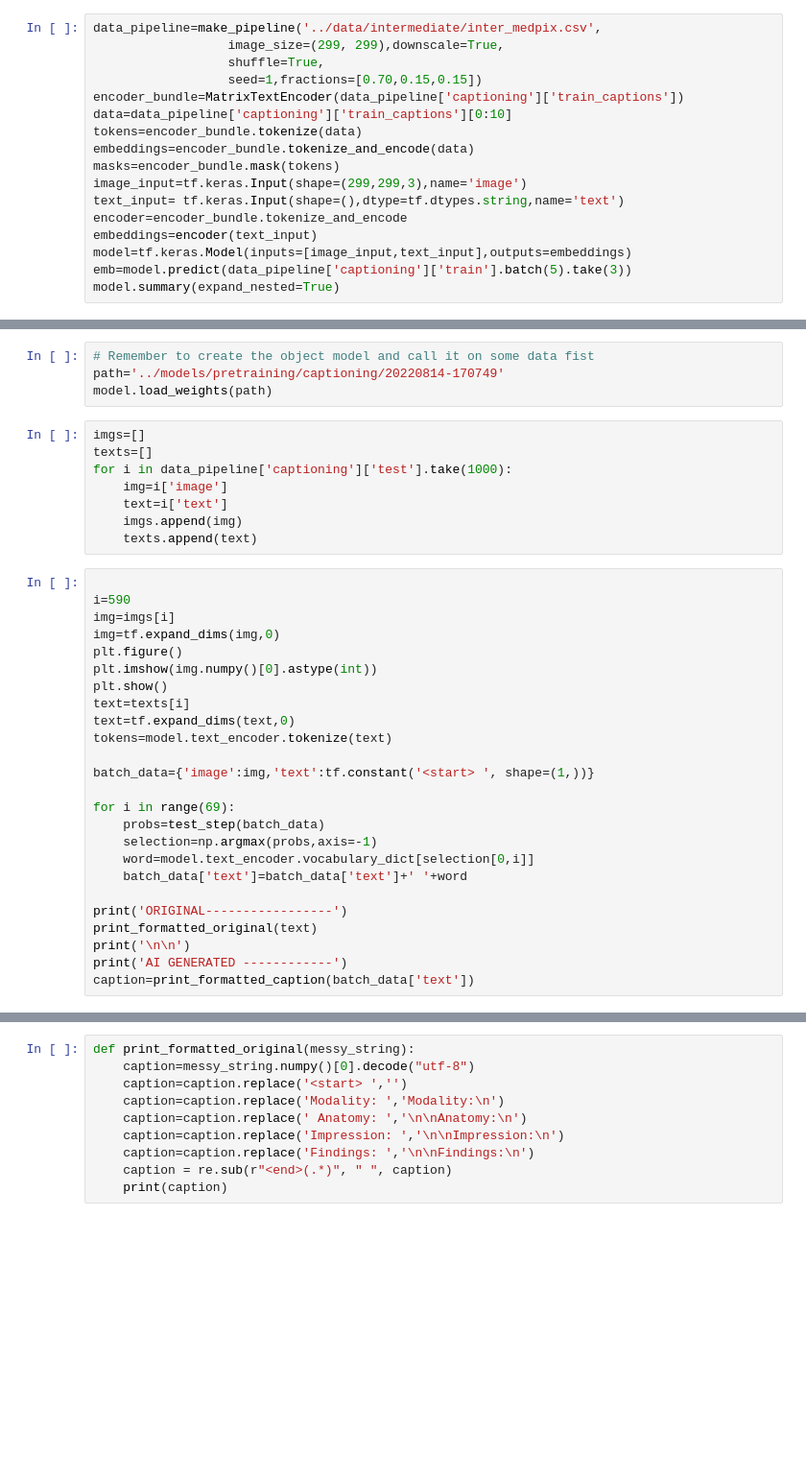
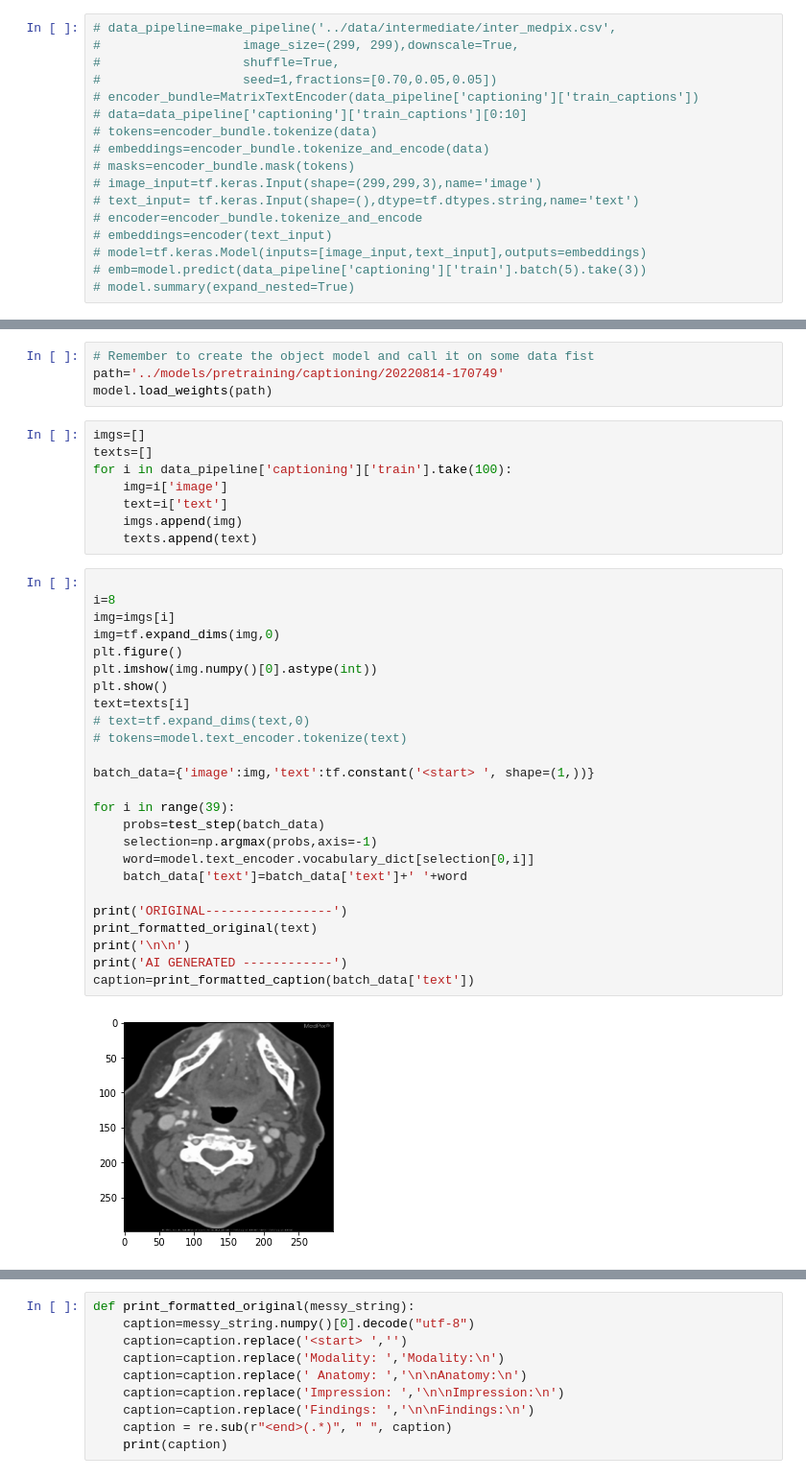
Before and after one commit to DanielVelaJ/MedClip, a Jupyter notebook: src/Transformer_captions_V2.ipynb, the cells around one changed output, grey strips where cells are left out. Shown at 96% size. Cells and saved outputs as stored; diff of their text form; blank space fills up the shorter version.

Commit message:
made a new transformer captions notebook to allow to train images with multiple capitons

```diff
--- a/src/Transformer_captions_V2.ipynb
+++ b/src/Transformer_captions_V2.ipynb
@@ -406,19 +386,19 @@ class MatrixTextEncoder(TextEncoder):
 # %% [markdown]
 test
 # %%
-data_pipeline=make_pipeline('../data/intermediate/inter_medpix.csv',
-                  image_size=(299, 299),downscale=True,
-                  shuffle=True,
-                  seed=1,fractions=[0.70,0.15,0.15])
-encoder_bundle=MatrixTextEncoder(data_pipeline['captioning']['train_captions'])
-data=data_pipeline['captioning']['train_captions'][0:10]
-tokens=encoder_bundle.tokenize(data)
-embeddings=encoder_bundle.tokenize_and_encode(data)
-masks=encoder_bundle.mask(tokens)
-image_input=tf.keras.Input(shape=(299,299,3),name='image')
-text_input= tf.keras.Input(shape=(),dtype=tf.dtypes.string,name='text')
-encoder=encoder_bundle.tokenize_and_encode
-embeddings=encoder(text_input)
-model=tf.keras.Model(inputs=[image_input,text_input],outputs=embeddings)
-emb=model.predict(data_pipeline['captioning']['train'].batch(5).take(3))
-model.summary(expand_nested=True)
+# data_pipeline=make_pipeline('../data/intermediate/inter_medpix.csv',
+#                   image_size=(299, 299),downscale=True,
+#                   shuffle=True,
+#                   seed=1,fractions=[0.70,0.05,0.05])
+# encoder_bundle=MatrixTextEncoder(data_pipeline['captioning']['train_captions'])
+# data=data_pipeline['captioning']['train_captions'][0:10]
+# tokens=encoder_bundle.tokenize(data)
+# embeddings=encoder_bundle.tokenize_and_encode(data)
+# masks=encoder_bundle.mask(tokens)
+# image_input=tf.keras.Input(shape=(299,299,3),name='image')
+# text_input= tf.keras.Input(shape=(),dtype=tf.dtypes.string,name='text')
+# encoder=encoder_bundle.tokenize_and_encode
+# embeddings=encoder(text_input)
+# model=tf.keras.Model(inputs=[image_input,text_input],outputs=embeddings)
+# emb=model.predict(data_pipeline['captioning']['train'].batch(5).take(3))
+# model.summary(expand_nested=True)
@@ -1629,33 +1635,35 @@ model.load_weights(path)
 # %%
 imgs=[]
 texts=[]
-for i in data_pipeline['captioning']['test'].take(1000):
+for i in data_pipeline['captioning']['train'].take(100):
     img=i['image']
     text=i['text']
     imgs.append(img)
     texts.append(text)
 # %%
 
-i=590
+i=8
 img=imgs[i]
 img=tf.expand_dims(img,0)
 plt.figure()
 plt.imshow(img.numpy()[0].astype(int))
 plt.show()
 text=texts[i]
-text=tf.expand_dims(text,0)
-tokens=model.text_encoder.tokenize(text)
+# text=tf.expand_dims(text,0)
+# tokens=model.text_encoder.tokenize(text)
 
 batch_data={'image':img,'text':tf.constant('<start> ', shape=(1,))}
 
-for i in range(69):
+for i in range(39):
     probs=test_step(batch_data)
     selection=np.argmax(probs,axis=-1)
     word=model.text_encoder.vocabulary_dict[selection[0,i]]
     batch_data['text']=batch_data['text']+' '+word
 
 print('ORIGINAL-----------------')
 print_formatted_original(text)
 print('\n\n')
 print('AI GENERATED ------------')
 caption=print_formatted_caption(batch_data['text'])
+# %% [output]
+[figure, added]
```
Also changed, not shown: parts of 16 cells of this notebook, 3 other files.
